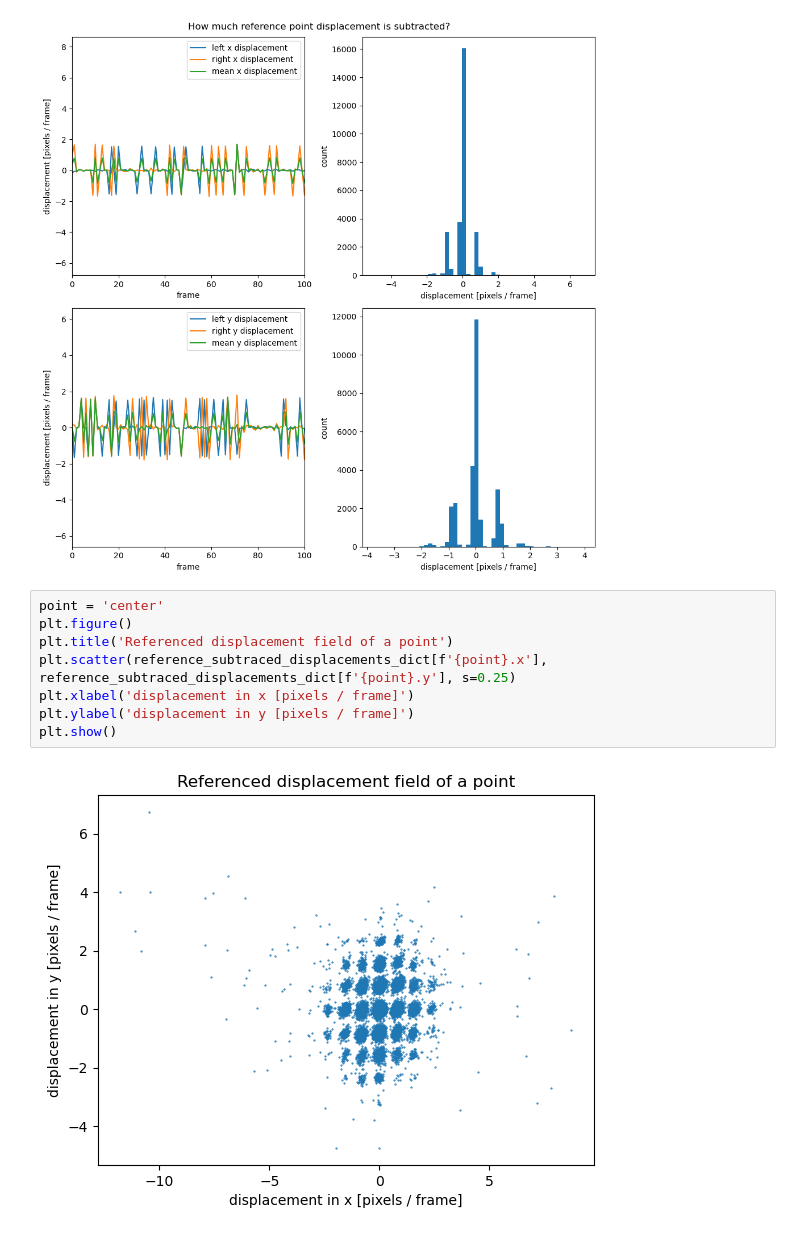
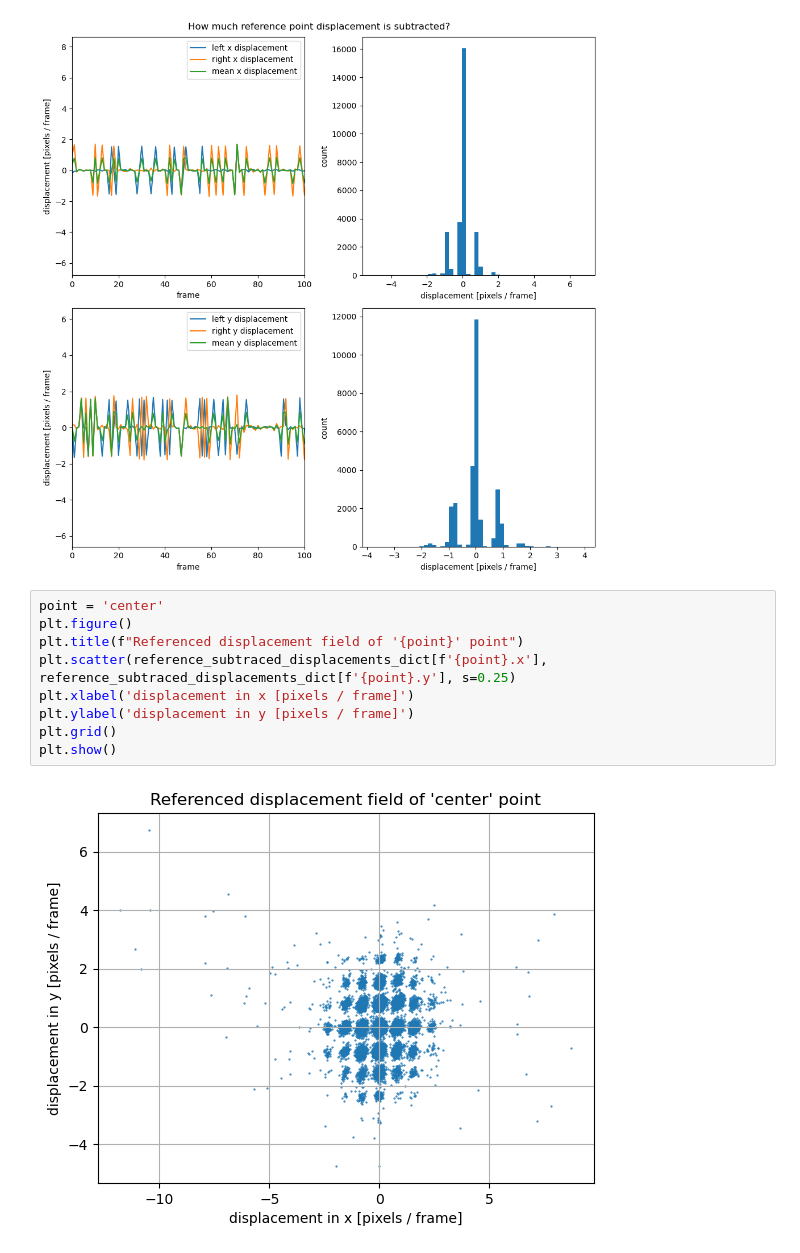
Before and after one commit to ikharitonov/vestibular_vr_pipeline, a Jupyter notebook: test_sleap_analysis.ipynb, the cells around one changed output. Cells and saved outputs as stored; diff of their text form.

Commit message:
initial plotting and horizontal alignment

```diff
--- a/test_sleap_analysis.ipynb
+++ b/test_sleap_analysis.ipynb
@@ -107,10 +109,11 @@ plt.show()
 # %%
 point = 'center'
 plt.figure()
-plt.title('Referenced displacement field of a point')
+plt.title(f"Referenced displacement field of '{point}' point")
 plt.scatter(reference_subtraced_displacements_dict[f'{point}.x'], reference_subtraced_displacements_dict[f'{point}.y'], s=0.25)
 plt.xlabel('displacement in x [pixels / frame]')
 plt.ylabel('displacement in y [pixels / frame]')
+plt.grid()
 plt.show()
 # %% [output]
-[figure, old version]
+[figure, new version]
```
Also changed, not shown: parts of 20 cells of this notebook.
